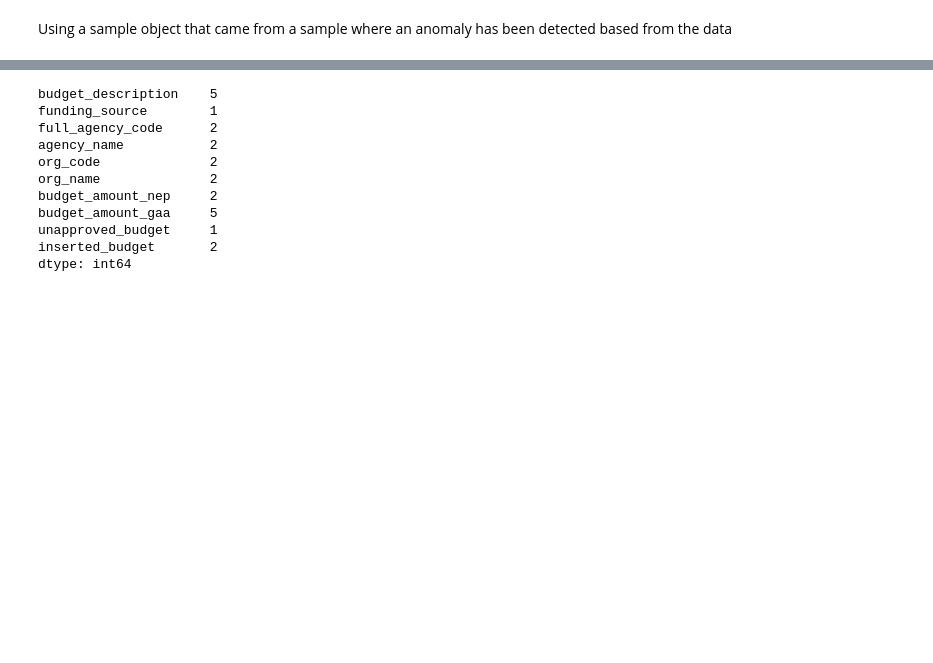
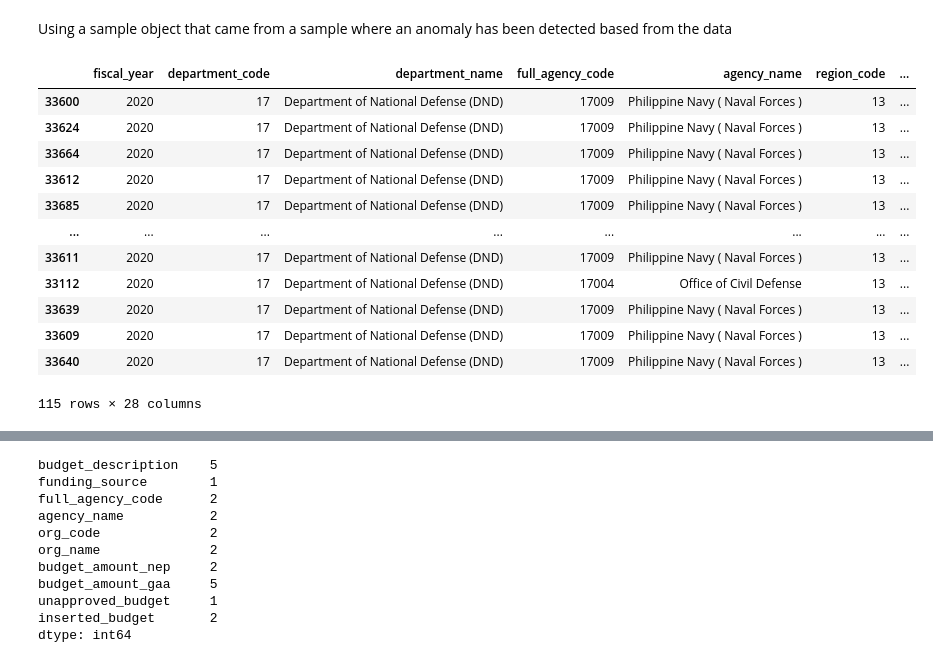
Before and after one commit to msamuelcn/ai-for-good-ph-budget-data, a Jupyter notebook: anomaly_detection_presentation.ipynb, the cells around one changed output, grey strips where cells are left out. Cells and saved outputs as stored; diff of their text form; code cells hidden in the pictures; blank space fills up the shorter version.

```diff
--- a/anomaly_detection_presentation.ipynb
+++ b/anomaly_detection_presentation.ipynb
@@ -263,6 +267,23 @@ merged[(merged['is_anomaly']) & (merged['anomaly_score'] >=4) ].sample(10)#.iloc
 | 33678 | 2020 | 17 | Department of National Defense (DND) | 17009 | Philippine Navy ( Naval Forces ) | 13 | ... |
 # %% [markdown]
 Using a sample object that came from a sample where an anomaly has been detected based from the data
+# %%
+pd.set_option('display.max_columns', None)
+merged[ (merged['fiscal_year']==2020) &  (merged['department_name']=='Department of National Defense (DND)') & (merged['is_anomaly']==True) ].sort_values(by=['anomaly_score','budget_amount_gaa'], ascending=False)
+# %% [output]
+|  | fiscal_year | department_code | department_name | full_agency_code | agency_name | region_code | ... |
+| 33600 | 2020 | 17 | Department of National Defense (DND) | 17009 | Philippine Navy ( Naval Forces ) | 13 | ... |
+| 33624 | 2020 | 17 | Department of National Defense (DND) | 17009 | Philippine Navy ( Naval Forces ) | 13 | ... |
+| 33664 | 2020 | 17 | Department of National Defense (DND) | 17009 | Philippine Navy ( Naval Forces ) | 13 | ... |
+| 33612 | 2020 | 17 | Department of National Defense (DND) | 17009 | Philippine Navy ( Naval Forces ) | 13 | ... |
+| 33685 | 2020 | 17 | Department of National Defense (DND) | 17009 | Philippine Navy ( Naval Forces ) | 13 | ... |
+| ... | ... | ... | ... | ... | ... | ... | ... |
+| 33611 | 2020 | 17 | Department of National Defense (DND) | 17009 | Philippine Navy ( Naval Forces ) | 13 | ... |
+| 33112 | 2020 | 17 | Department of National Defense (DND) | 17004 | Office of Civil Defense | 13 | ... |
+| 33639 | 2020 | 17 | Department of National Defense (DND) | 17009 | Philippine Navy ( Naval Forces ) | 13 | ... |
+| 33609 | 2020 | 17 | Department of National Defense (DND) | 17009 | Philippine Navy ( Naval Forces ) | 13 | ... |
+| 33640 | 2020 | 17 | Department of National Defense (DND) | 17009 | Philippine Navy ( Naval Forces ) | 13 | ... |
+115 rows × 28 columns
 # %%
 analysis_deeper= df[ (df['fiscal_year']==2020) &  (df['department_name']=='Department of National Defense (DND)') & (df['region_description']=='National Capital Region (NCR)')  & (df['uacs_object_code'] == '5029905003') ].sort_values(by=['fiscal_year'], ascending=False)#.to_json(orient='records')
 analysis_deeper
```
Also changed, not shown: parts of 1 cell of this notebook, 1 other file.
